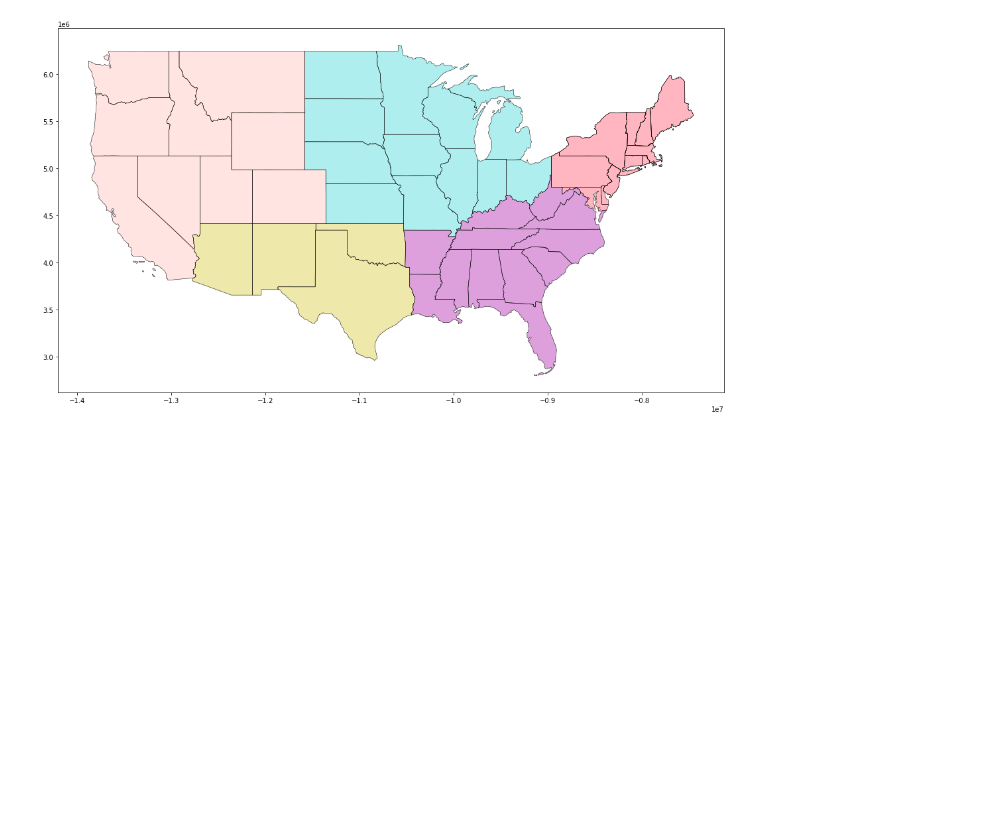
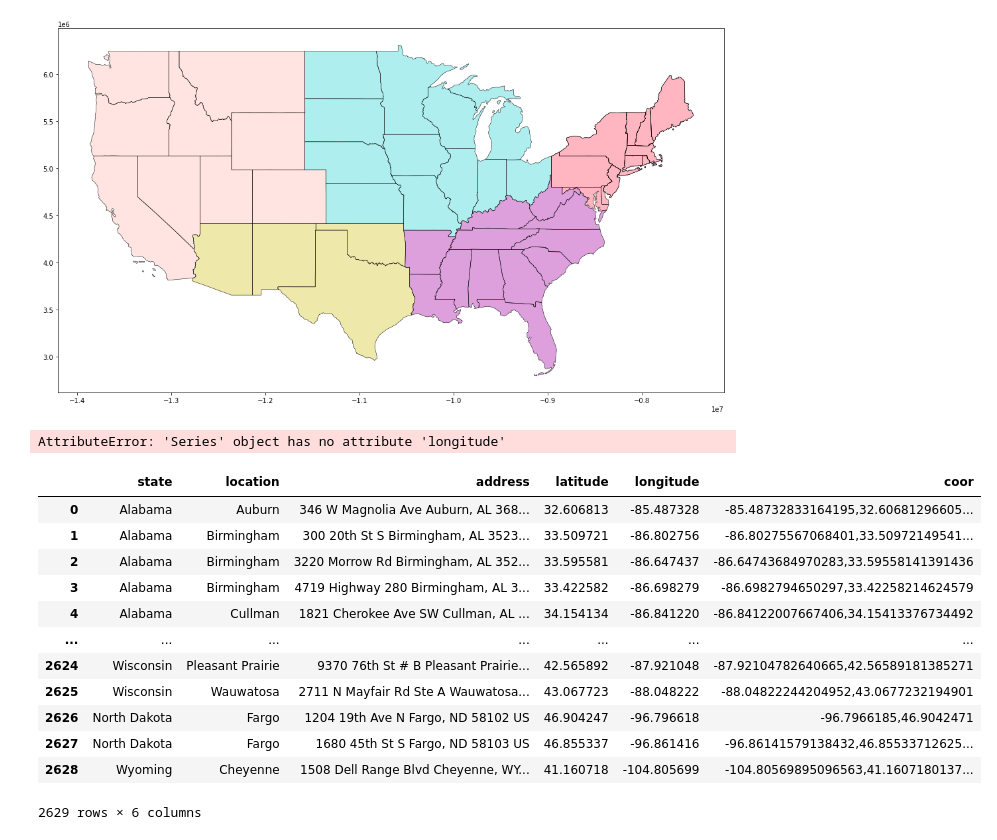
Before and after one commit to Demesmaeker/chipotle-clustering-challenge, a Jupyter notebook: vizualisation.ipynb, the cells around one changed output. Saved outputs shown, nothing was run; the diff lists cells and outputs as text; code cells hidden in the pictures; blank space fills up the shorter version.

```diff
--- a/vizualisation.ipynb
+++ b/vizualisation.ipynb
@@ -142,0 +154,26 @@ final_map = northeast.plot(ax=us_boundary_map, color="LightPink")
+# %%
+def to_merc(x):
+    p = gp.GeoSeries(x.longitude, x.latitude)
+    p.crs = 'epsg:2163'
+    return p.to_crs(epsg=3395)
+
+df['coor'] = df.apply(to_merc)
+# %% [output]
+AttributeError: 'Series' object has no attribute 'longitude'
+# %%
+df['coor'] = df['longitude'].astype('str') + ',' + df['latitude'].astype('str')
+df
+# %% [output]
+|  | state | location | address | latitude | longitude | coor |
+| 0 | Alabama | Auburn | 346 W Magnolia Ave Auburn, AL 368... | 32.606813 | -85.487328 | -85.48732833164195,32.60681296605... |
+| 1 | Alabama | Birmingham | 300 20th St S Birmingham, AL 3523... | 33.509721 | -86.802756 | -86.80275567068401,33.50972149541... |
+| 2 | Alabama | Birmingham | 3220 Morrow Rd Birmingham, AL 352... | 33.595581 | -86.647437 | -86.64743684970283,33.59558141391436 |
+| 3 | Alabama | Birmingham | 4719 Highway 280 Birmingham, AL 3... | 33.422582 | -86.698279 | -86.6982794650297,33.42258214624579 |
+| 4 | Alabama | Cullman | 1821 Cherokee Ave SW Cullman, AL ... | 34.154134 | -86.841220 | -86.84122007667406,34.15413376734492 |
+| ... | ... | ... | ... | ... | ... | ... |
+| 2624 | Wisconsin | Pleasant Prairie | 9370 76th St # B Pleasant Prairie... | 42.565892 | -87.921048 | -87.92104782640665,42.56589181385271 |
+| 2625 | Wisconsin | Wauwatosa | 2711 N Mayfair Rd Ste A Wauwatosa... | 43.067723 | -88.048222 | -88.04822244204952,43.0677232194901 |
+| 2626 | North Dakota | Fargo | 1204 19th Ave N Fargo, ND 58102 US | 46.904247 | -96.796618 | -96.7966185,46.9042471 |
+| 2627 | North Dakota | Fargo | 1680 45th St S Fargo, ND 58103 US | 46.855337 | -96.861416 | -96.86141579138432,46.85533712625... |
+| 2628 | Wyoming | Cheyenne | 1508 Dell Range Blvd Cheyenne, WY... | 41.160718 | -104.805699 | -104.80569895096563,41.1607180137... |
+2629 rows × 6 columns
```
Also changed, not shown: parts of 1 cell of this notebook.
